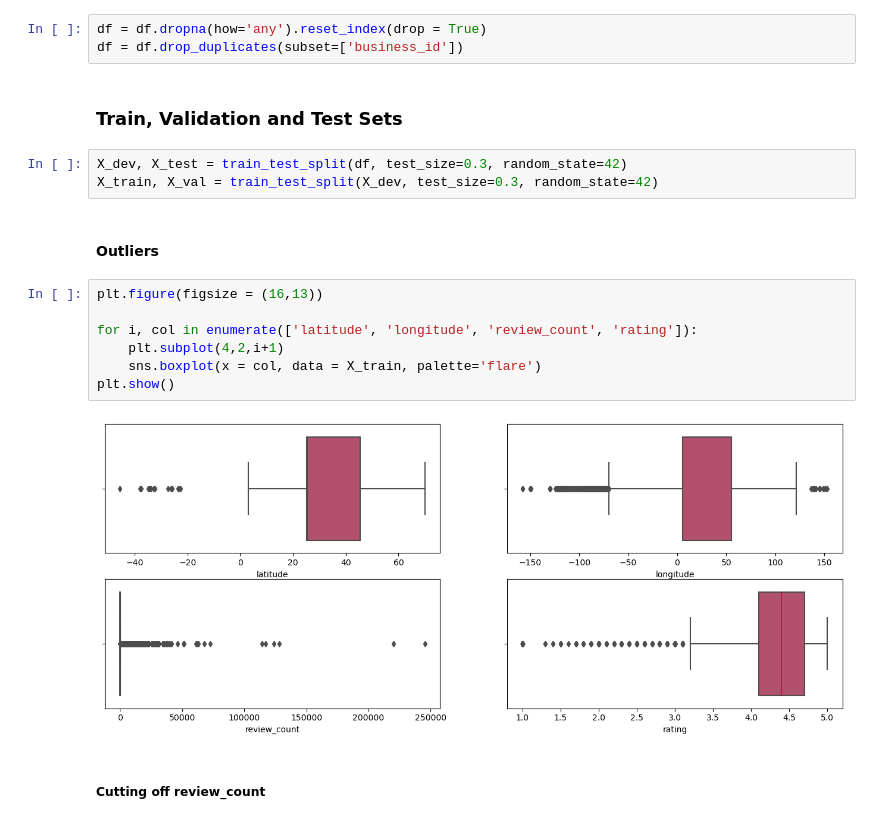
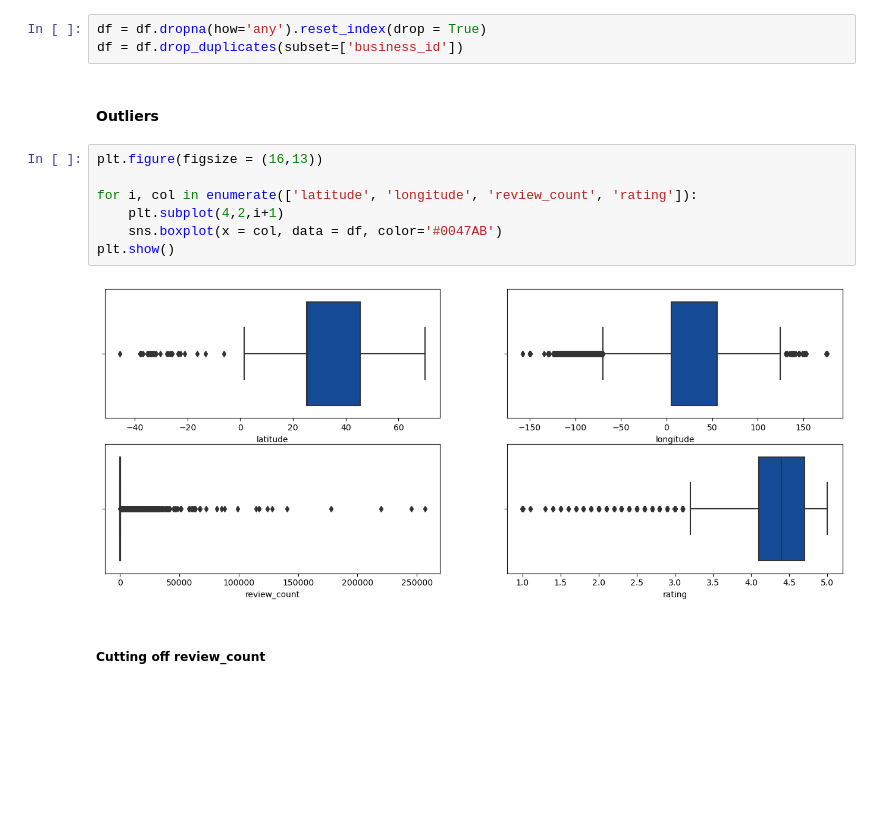
Before and after one commit to kwiatkowskaa/Location_Intelligence_Data_Clustering, a Jupyter notebook: FeatureEngineering.ipynb, the cells around one changed output. Saved outputs shown, nothing was run; the diff lists cells and outputs as text; blank space fills up the shorter version.

```diff
--- a/FeatureEngineering.ipynb
+++ b/FeatureEngineering.ipynb
@@ -15,22 +15,17 @@ df = pd.read_csv('./DATA/google_places_data.csv')
 # %%
 df = df.dropna(how='any').reset_index(drop = True)
 df = df.drop_duplicates(subset=['business_id'])
-# %% [markdown]
-### Train, Validation and Test Sets
-# %%
-X_dev, X_test = train_test_split(df, test_size=0.3, random_state=42)
-X_train, X_val = train_test_split(X_dev, test_size=0.3, random_state=42)
 # %% [markdown]
 #### Outliers
 # %%
 plt.figure(figsize = (16,13))
 
 for i, col in enumerate(['latitude', 'longitude', 'review_count', 'rating']):
     plt.subplot(4,2,i+1)
-    sns.boxplot(x = col, data = X_train, palette='flare')
+    sns.boxplot(x = col, data = df, color='#0047AB')
 plt.show()
 # %% [output]
-[figure, old version]
+[figure, new version]
 # %% [markdown]
 ##### Cutting off review_count
 # %%
```
Also changed, not shown: parts of 16 cells of this notebook, 1 other file.
